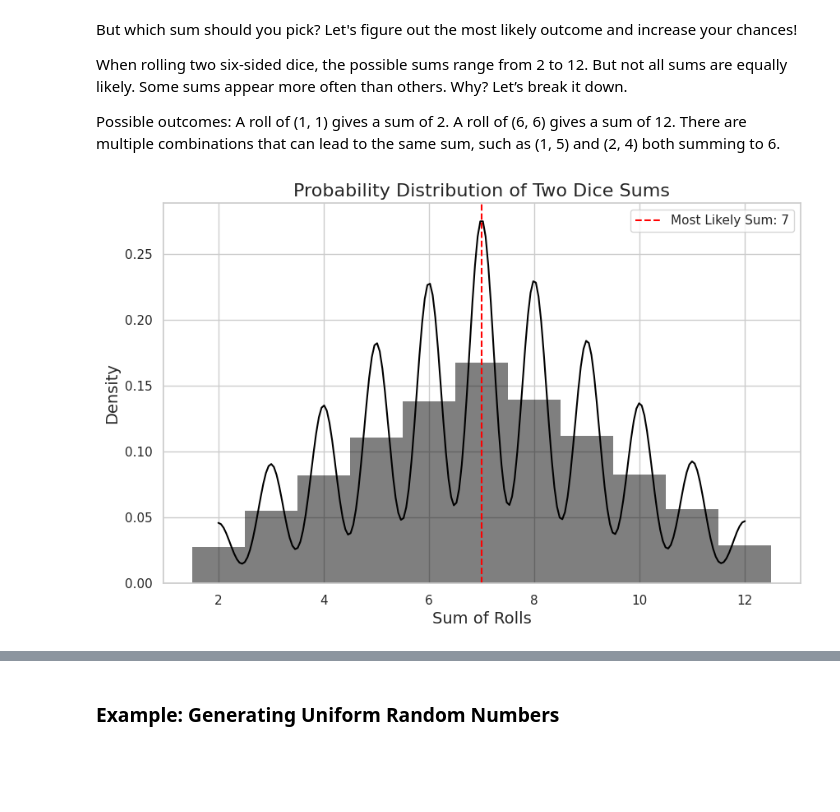
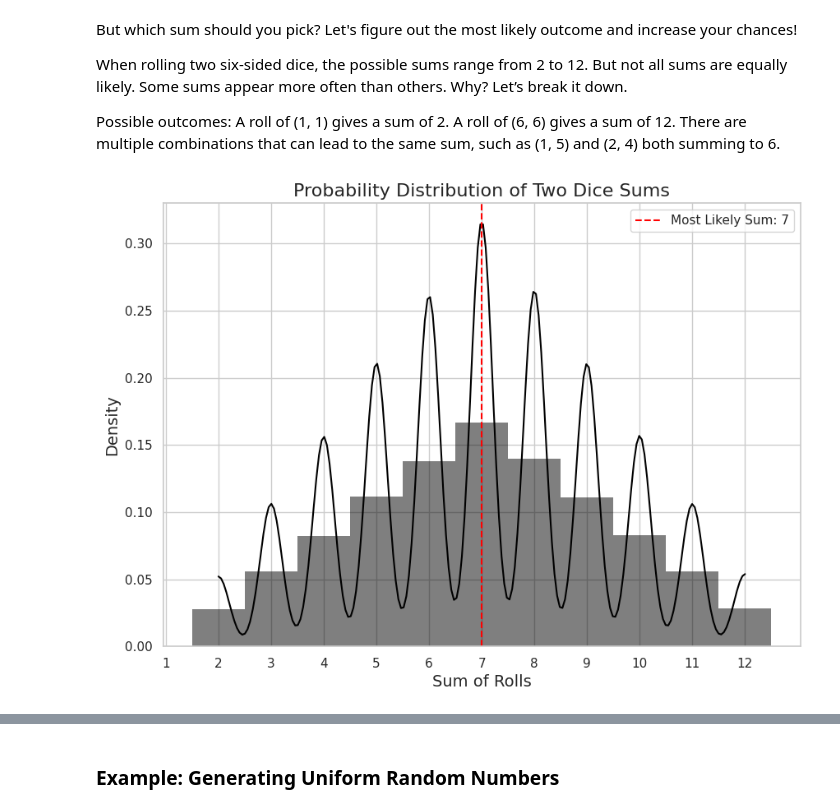
Before and after one commit to animesh-chouhan/fifty-challenging-problems-in-probability, a Jupyter notebook: probability.ipynb, the cells around one changed output, grey strips where cells are left out. Saved outputs shown, nothing was run; the diff lists cells and outputs as text; code cells hidden in the pictures; blank space fills up the shorter version.

```diff
--- a/probability.ipynb
+++ b/probability.ipynb
@@ -235,29 +269,30 @@ There are multiple combinations that can lead to the same sum, such as (1, 5) an
 # %%
 import numpy as np
 import matplotlib.pyplot as plt
 import seaborn as sns
 
 # Set Seaborn style
 sns.set(style="whitegrid", palette="dark")
 
 # Simulate rolling two dice 100k times
-N = 100000
+N = 200000
 np.random.seed(69)
 dice_rolls = np.random.randint(1, 7, size=(N, 2))  # Rolls of two dice
 
 # Calculate the sum of each roll
 sums = np.sum(dice_rolls, axis=1)
 
 # Plotting the distribution
-plt.figure(figsize=(10, 6))
+plt.figure(figsize=(10, 7))
 sns.histplot(sums, bins=np.arange(2, 14) - 0.5, kde=True, color="black", stat="density", linewidth=0)
 
 # Formatting
 plt.title("Probability Distribution of Two Dice Sums", fontsize=16)
 plt.xlabel("Sum of Rolls", fontsize=14)
+plt.xticks(np.arange(1, 13, 1))
 plt.ylabel("Density", fontsize=14)
 plt.axvline(x=7, color='red', linestyle='--', label="Most Likely Sum: 7")
 plt.legend()
 plt.show()
 # %% [output]
-[figure, old version]
+[figure, new version]
```
Also changed, not shown: parts of 40 cells of this notebook, 3 other files.
